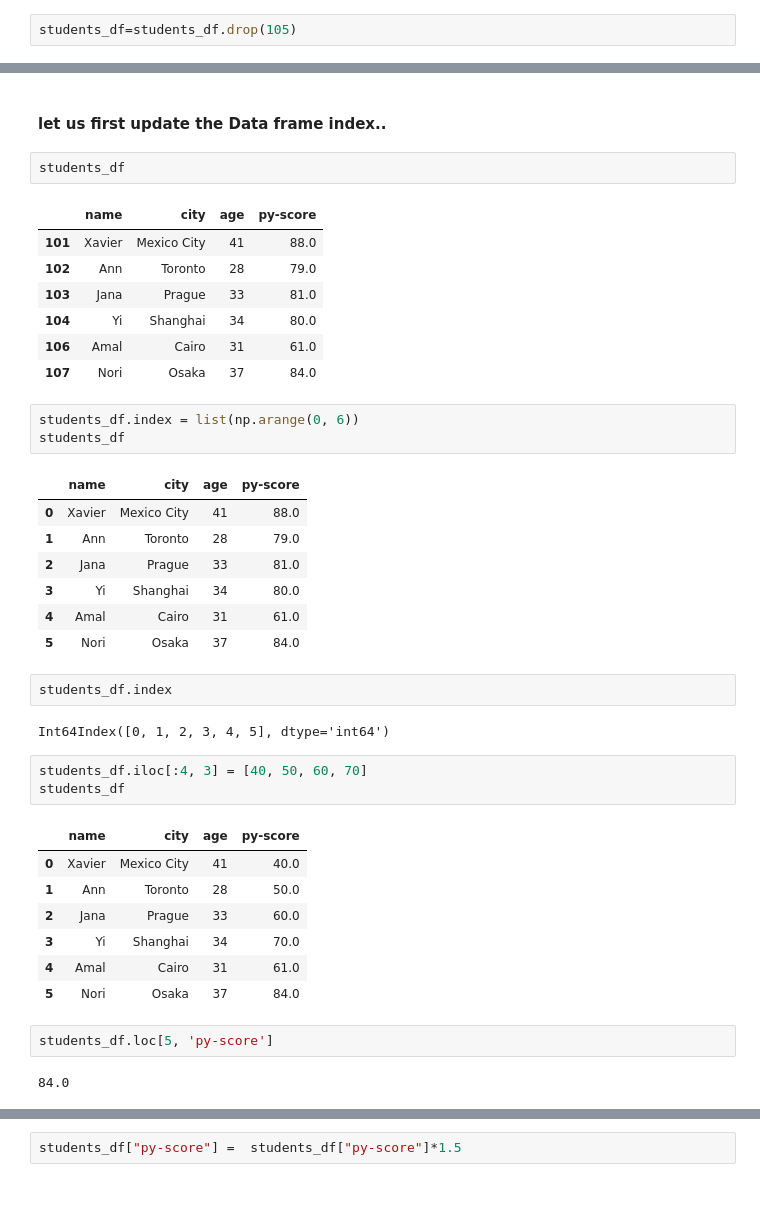
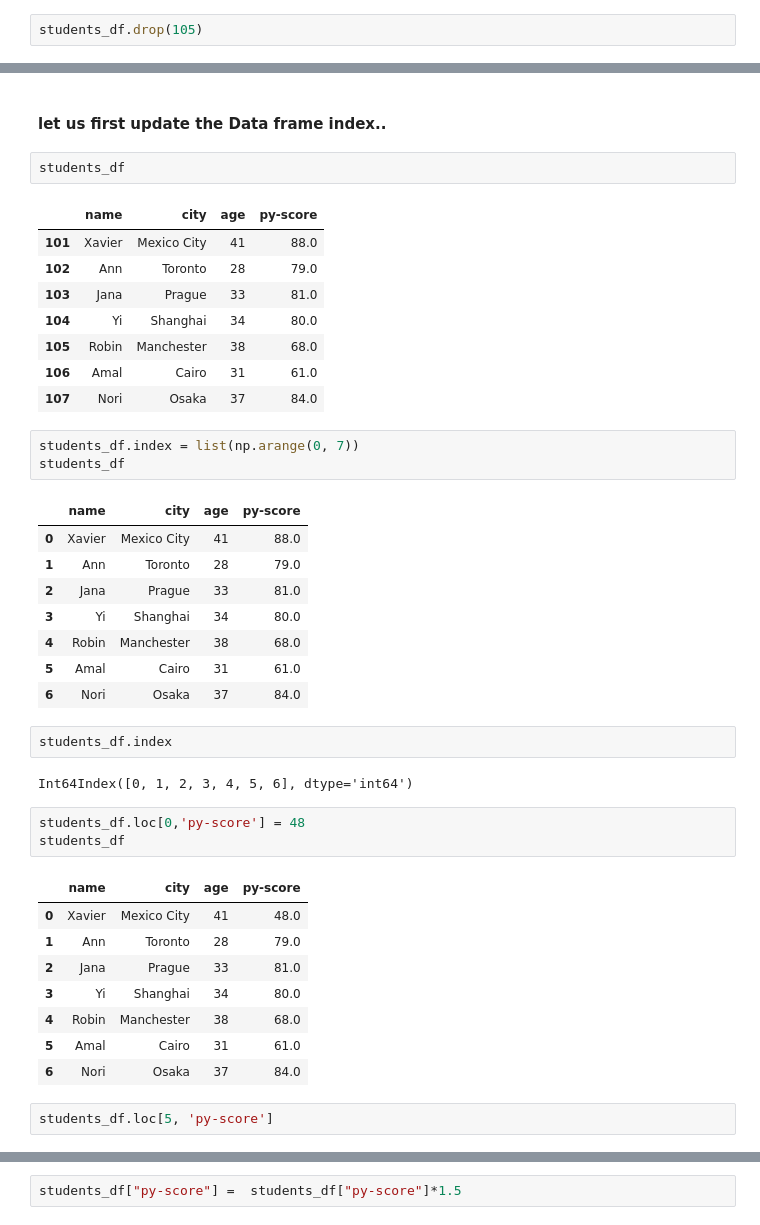
Before and after one commit to bryandunleavydata/IH_AB_DA_FT_MAY_2023, a Jupyter notebook: Class_Materials/Pandas/Pandas_Data_Frame_General-Part_1.ipynb, the cells around one changed output, grey strips where cells are left out. Cells and saved outputs as stored; diff of their text form; blank space fills up the shorter version.

```diff
--- a/Class_Materials/Pandas/Pandas_Data_Frame_General-Part_1.ipynb
+++ b/Class_Materials/Pandas/Pandas_Data_Frame_General-Part_1.ipynb
@@ -243,4 +313,4 @@ students_df.index
 # %% [output]
 Int64Index([101, 102, 103, 104, 105, 106, 107], dtype='int64')
 # %%
-students_df=students_df.drop(105)
+students_df.drop(105)
@@ -386,10 +422,11 @@ students_df
 | 102 | Ann | Toronto | 28 | 79.0 |
 | 103 | Jana | Prague | 33 | 81.0 |
 | 104 | Yi | Shanghai | 34 | 80.0 |
+| 105 | Robin | Manchester | 38 | 68.0 |
 | 106 | Amal | Cairo | 31 | 61.0 |
 | 107 | Nori | Osaka | 37 | 84.0 |
 # %%
-students_df.index = list(np.arange(0, 6))
+students_df.index = list(np.arange(0, 7))
 students_df
 # %% [output]
 |  | name | city | age | py-score |
@@ -397,27 +434,27 @@ students_df
 | 1 | Ann | Toronto | 28 | 79.0 |
 | 2 | Jana | Prague | 33 | 81.0 |
 | 3 | Yi | Shanghai | 34 | 80.0 |
-| 4 | Amal | Cairo | 31 | 61.0 |
-| 5 | Nori | Osaka | 37 | 84.0 |
+| 4 | Robin | Manchester | 38 | 68.0 |
+| 5 | Amal | Cairo | 31 | 61.0 |
+| 6 | Nori | Osaka | 37 | 84.0 |
 # %%
 students_df.index
 # %% [output]
-Int64Index([0, 1, 2, 3, 4, 5], dtype='int64')
+Int64Index([0, 1, 2, 3, 4, 5, 6], dtype='int64')
 # %%
-students_df.iloc[:4, 3] = [40, 50, 60, 70]
+students_df.loc[0,'py-score'] = 48
 students_df
 # %% [output]
 |  | name | city | age | py-score |
-| 0 | Xavier | Mexico City | 41 | 40.0 |
-| 1 | Ann | Toronto | 28 | 50.0 |
-| 2 | Jana | Prague | 33 | 60.0 |
-| 3 | Yi | Shanghai | 34 | 70.0 |
-| 4 | Amal | Cairo | 31 | 61.0 |
-| 5 | Nori | Osaka | 37 | 84.0 |
+| 0 | Xavier | Mexico City | 41 | 48.0 |
+| 1 | Ann | Toronto | 28 | 79.0 |
+| 2 | Jana | Prague | 33 | 81.0 |
+| 3 | Yi | Shanghai | 34 | 80.0 |
+| 4 | Robin | Manchester | 38 | 68.0 |
+| 5 | Amal | Cairo | 31 | 61.0 |
+| 6 | Nori | Osaka | 37 | 84.0 |
 # %%
 students_df.loc[5, 'py-score']
-# %% [output]
-84.0
 # %%
 students_df.loc[5, 'py-score'] = 70
 students_df
```
Also changed, not shown: parts of 69 cells of this notebook.
